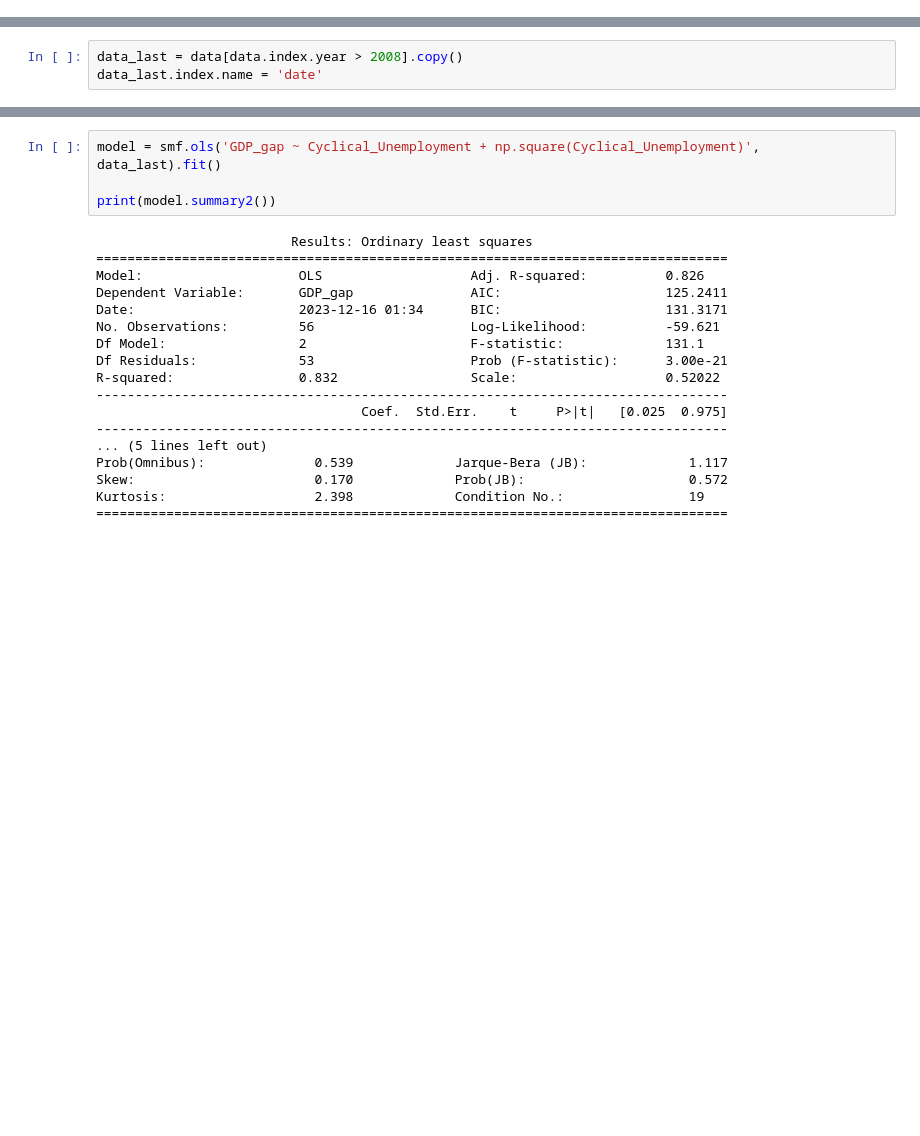
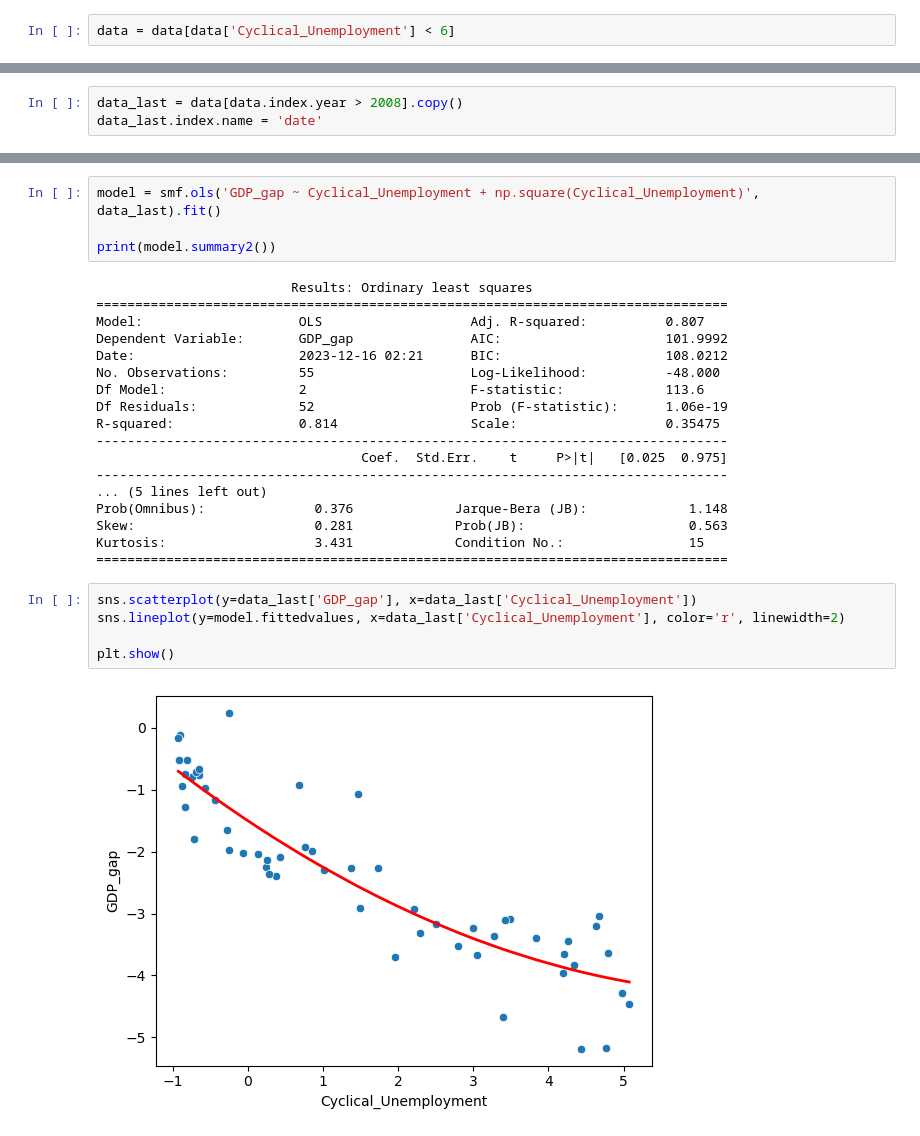
Before and after one commit to Maksim-Dostovalov/Econometric-Validation-of-Okun-s-Law, a Jupyter notebook: project.ipynb, the cells around one changed output, grey strips where cells are left out. Cells and saved outputs as stored; diff of their text form; blank space fills up the shorter version.

```diff
--- a/project.ipynb
+++ b/project.ipynb
@@ -95,6 +95,8 @@ plt.axvline(x=0, color='k', linestyle='--')
 plt.show()
 # %% [output]
 [figure]
+# %%
+data = data[data['Cyclical_Unemployment'] < 6]
 # %%
 model = sm.OLS(data['GDP_gap'], sm.add_constant(data['Cyclical_Unemployment'])).fit()
 
@@ -172,21 +175,28 @@ print(model.summary2())
 # %% [output]
                          Results: Ordinary least squares
 =================================================================================
-Model:                    OLS                   Adj. R-squared:          0.826
-Dependent Variable:       GDP_gap               AIC:                     125.2411
-Date:                     2023-12-16 01:34      BIC:                     131.3171
-No. Observations:         56                    Log-Likelihood:          -59.621
-Df Model:                 2                     F-statistic:             131.1
-Df Residuals:             53                    Prob (F-statistic):      3.00e-21
-R-squared:                0.832                 Scale:                   0.52022
+Model:                    OLS                   Adj. R-squared:          0.807
+Dependent Variable:       GDP_gap               AIC:                     101.9992
+Date:                     2023-12-16 02:21      BIC:                     108.0212
+No. Observations:         55                    Log-Likelihood:          -48.000
+Df Model:                 2                     F-statistic:             113.6
+Df Residuals:             52                    Prob (F-statistic):      1.06e-19
+R-squared:                0.814                 Scale:                   0.35475
 ---------------------------------------------------------------------------------
                                   Coef.  Std.Err.    t     P>|t|   [0.025  0.975]
 ---------------------------------------------------------------------------------
 ... (5 lines left out)
-Prob(Omnibus):              0.539             Jarque-Bera (JB):             1.117
-Skew:                       0.170             Prob(JB):                     0.572
-Kurtosis:                   2.398             Condition No.:                19
+Prob(Omnibus):              0.376             Jarque-Bera (JB):             1.148
+Skew:                       0.281             Prob(JB):                     0.563
+Kurtosis:                   3.431             Condition No.:                15
 =================================================================================
+# %%
+sns.scatterplot(y=data_last['GDP_gap'], x=data_last['Cyclical_Unemployment'])
+sns.lineplot(y=model.fittedvalues, x=data_last['Cyclical_Unemployment'], color='r', linewidth=2)
+
+plt.show()
+# %% [output]
+[figure, added]
 # %%
 data_pred = data[data.index.year < 2008].copy()
 
```
Also changed, not shown: parts of 7 cells of this notebook.
